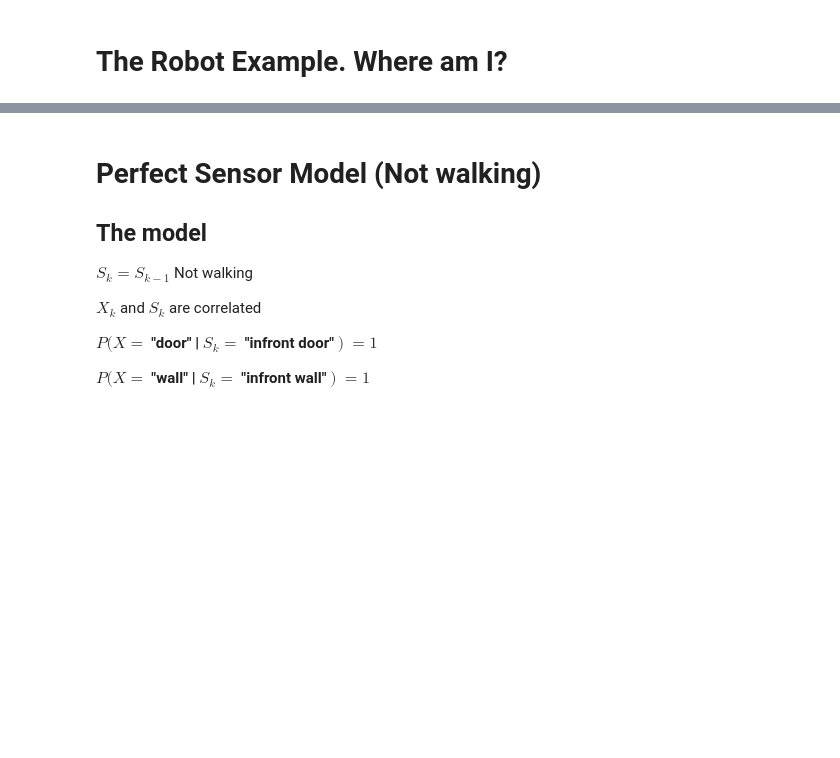
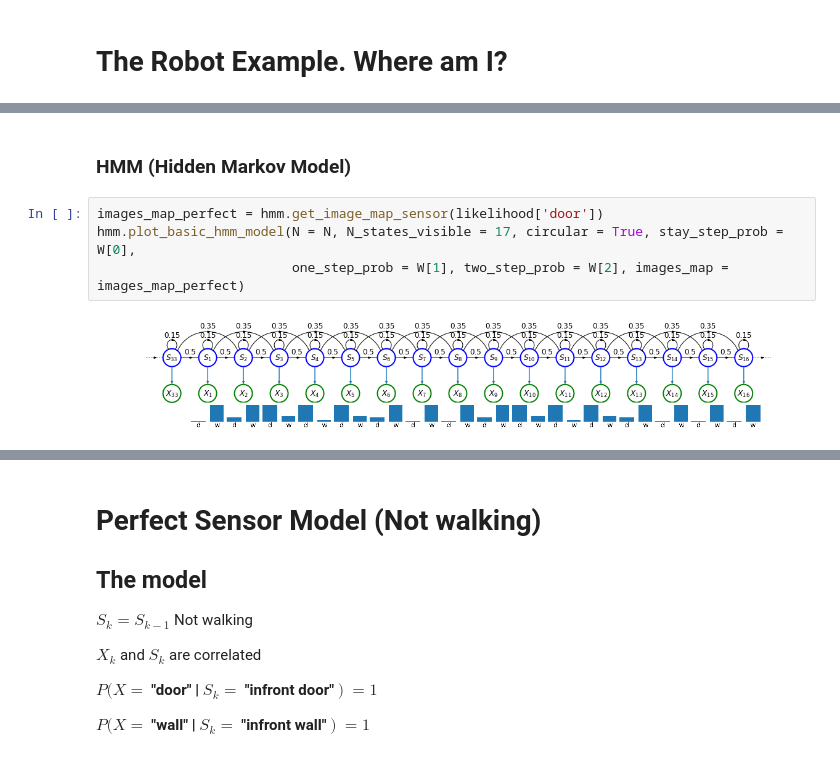
Before and after one commit to jganzabal/Kalman-as-Recursive-Bayesian-Estimation, a Jupyter notebook: 1_Histogram Filters.ipynb, the cells around one changed output, grey strips where cells are left out. Drawn from its saved outputs; the diff is of its cells as text; blank space fills up the shorter version.

```diff
--- a/1_Histogram Filters.ipynb
+++ b/1_Histogram Filters.ipynb
@@ -48,0 +105,8 @@ robot.plot_robot_room(loc = 10, N=N, doors = doors, figsize = )
+# %% [markdown]
+### HMM (Hidden Markov Model)
+# %%
+images_map_perfect = hmm.get_image_map_sensor(likelihood['door'])
+hmm.plot_basic_hmm_model(N = N, N_states_visible = 17, circular = True, stay_step_prob = W[0],
+                         one_step_prob = W[1], two_step_prob = W[2], images_map = images_map_perfect)
+# %% [output]
+[figure, added]
```
Also changed, not shown: parts of 15 cells of this notebook, 2 other files.
